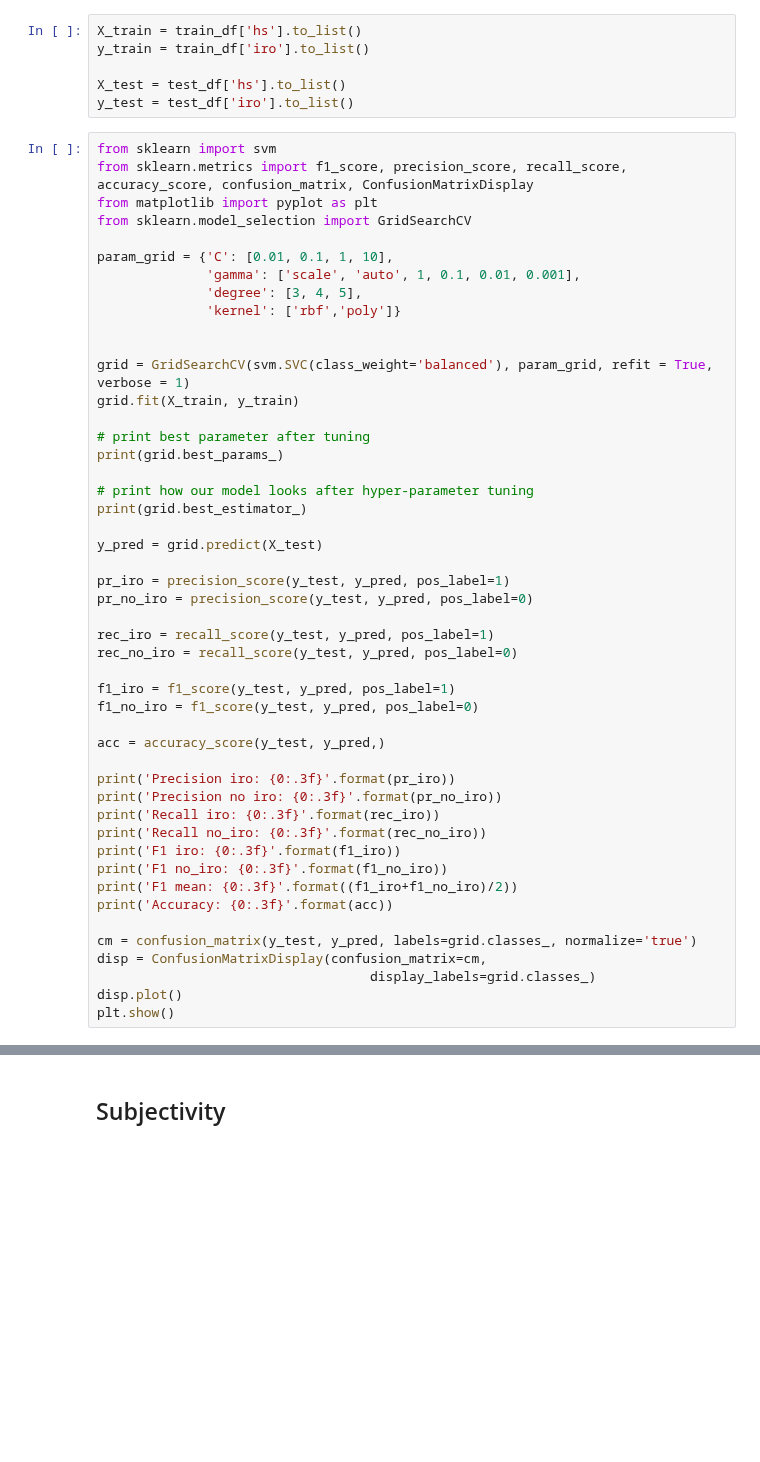
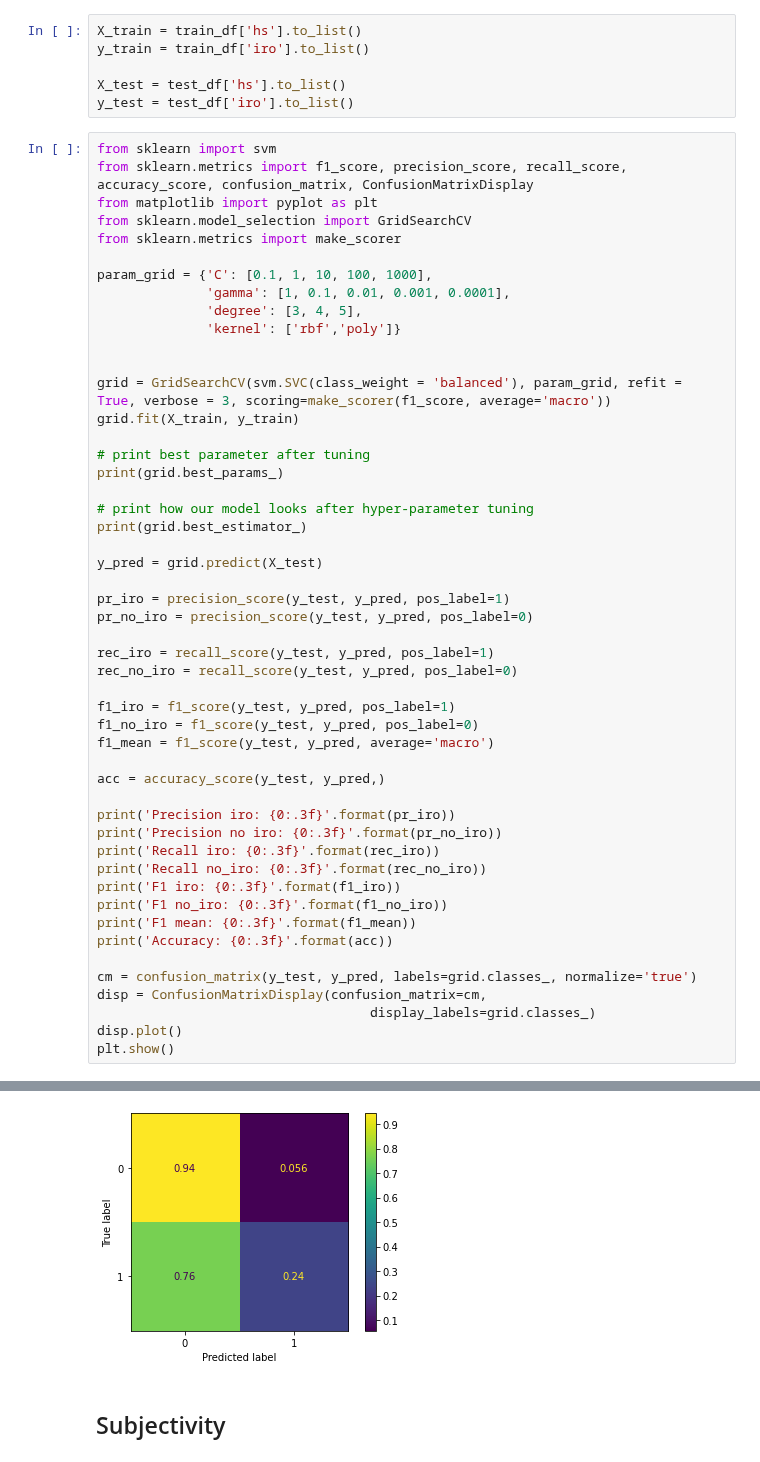
Before and after one commit to rikicamme01/DialogiTECH, a Jupyter notebook: notebooks/16_rep_embeddings.ipynb, the cells around one changed output, grey strips where cells are left out. Saved outputs shown, nothing was run; the diff lists cells and outputs as text; blank space fills up the shorter version.

Commit message:
preparata grid search

```diff
--- a/notebooks/16_rep_embeddings.ipynb
+++ b/notebooks/16_rep_embeddings.ipynb
@@ -27,14 +27,15 @@ from sklearn import svm
 from sklearn.metrics import f1_score, precision_score, recall_score, accuracy_score, confusion_matrix, ConfusionMatrixDisplay
 from matplotlib import pyplot as plt
 from sklearn.model_selection import GridSearchCV
+from sklearn.metrics import make_scorer
 
-param_grid = {'C': [0.01, 0.1, 1, 10],
-              'gamma': ['scale', 'auto', 1, 0.1, 0.01, 0.001],
+param_grid = {'C': [0.1, 1, 10, 100, 1000],
+              'gamma': [1, 0.1, 0.01, 0.001, 0.0001],
               'degree': [3, 4, 5],
               'kernel': ['rbf','poly']}
 
 
-grid = GridSearchCV(svm.SVC(class_weight='balanced'), param_grid, refit = True, verbose = 1)
+grid = GridSearchCV(svm.SVC(class_weight = 'balanced'), param_grid, refit = True, verbose = 3, scoring=make_scorer(f1_score, average='macro'))
 grid.fit(X_train, y_train)
 
 # print best parameter after tuning
@@ -53,6 +54,7 @@ rec_no_iro = recall_score(y_test, y_pred, pos_label=0)
 
 f1_iro = f1_score(y_test, y_pred, pos_label=1)
 f1_no_iro = f1_score(y_test, y_pred, pos_label=0)
+f1_mean = f1_score(y_test, y_pred, average='macro')
 
 acc = accuracy_score(y_test, y_pred,)
 
@@ -62,7 +64,7 @@ print('Recall iro: {0:.3f}'.format(rec_iro))
 print('Recall no_iro: {0:.3f}'.format(rec_no_iro))
 print('F1 iro: {0:.3f}'.format(f1_iro))
 print('F1 no_iro: {0:.3f}'.format(f1_no_iro))
-print('F1 mean: {0:.3f}'.format((f1_iro+f1_no_iro)/2))
+print('F1 mean: {0:.3f}'.format(f1_mean))
 print('Accuracy: {0:.3f}'.format(acc))
 
 cm = confusion_matrix(y_test, y_pred, labels=grid.classes_, normalize='true')
@@ -76,3 +93,4 @@ KeyboardInterrupt:
+[figure, added]
 # %% [markdown]
 ## Subjectivity
 # %%
```
Also changed, not shown: parts of 2 cells of this notebook, 1 other file.
